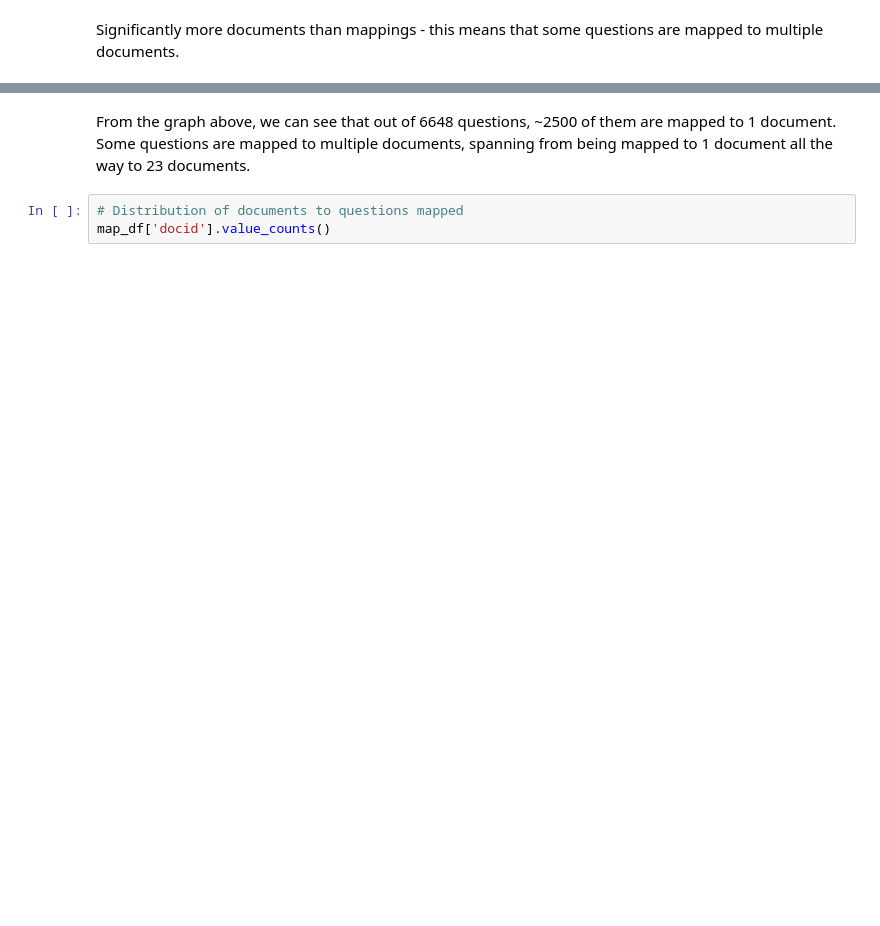
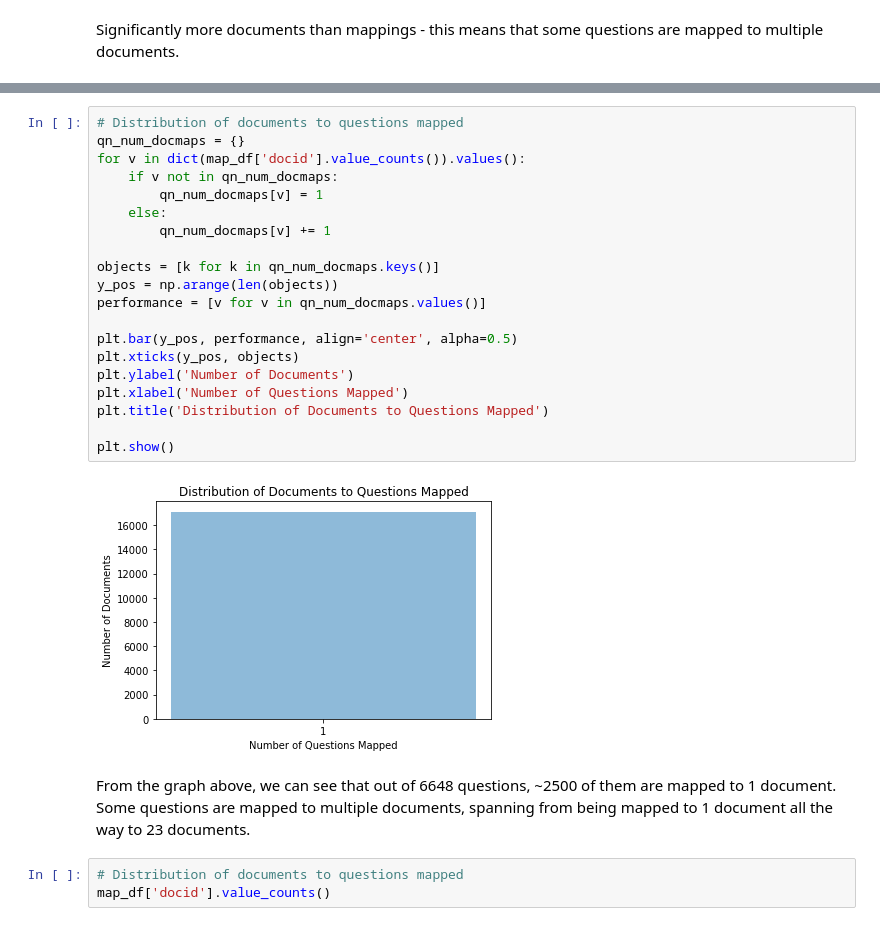
Before and after one commit to y4nrui/ezfinbot, a Jupyter notebook: 1.EDA & Visualization/eda-visualization.ipynb, the cells around one changed output, grey strips where cells are left out. Saved outputs shown, nothing was run; the diff lists cells and outputs as text; blank space fills up the shorter version.

```diff
--- a/1.EDA & Visualization/eda-visualization.ipynb
+++ b/1.EDA & Visualization/eda-visualization.ipynb
@@ -72,3 +140,25 @@ plt.show()
+# %%
+# Distribution of documents to questions mapped
+qn_num_docmaps = {}
+for v in dict(map_df['docid'].value_counts()).values():
+    if v not in qn_num_docmaps:
+        qn_num_docmaps[v] = 1
+    else:
+        qn_num_docmaps[v] += 1
+
+objects = [k for k in qn_num_docmaps.keys()]
+y_pos = np.arange(len(objects))
+performance = [v for v in qn_num_docmaps.values()]
+
+plt.bar(y_pos, performance, align='center', alpha=0.5)
+plt.xticks(y_pos, objects)
+plt.ylabel('Number of Documents')
+plt.xlabel('Number of Questions Mapped')
+plt.title('Distribution of Documents to Questions Mapped')
+
+plt.show()
+# %% [output]
+[figure, added]
 # %% [markdown]
 From the graph above, we can see that out of 6648 questions, ~2500 of them are mapped to 1 document. Some questions are mapped to multiple documents, spanning from being mapped to 1 document all the way to 23 documents.
 # %%
```
Also changed, not shown: parts of 18 cells of this notebook.
